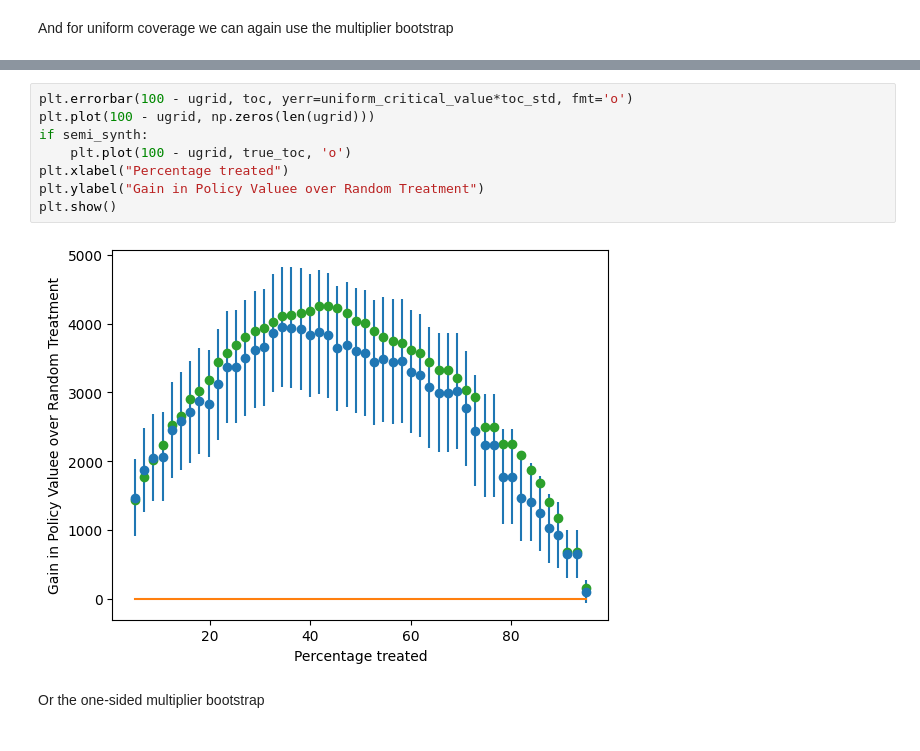
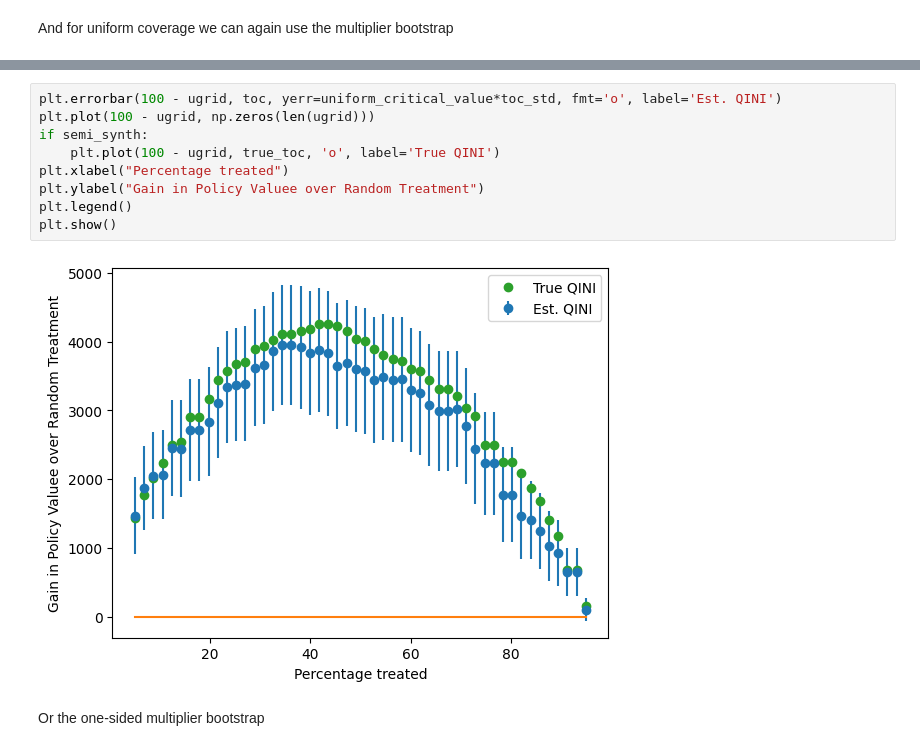
Before and after one commit to stanford-msande228/winter23, a Jupyter notebook: CATE-estimation.ipynb, the cells around one changed output, grey strips where cells are left out. Saved outputs shown, nothing was run; the diff lists cells and outputs as text.

```diff
--- a/CATE-estimation.ipynb
+++ b/CATE-estimation.ipynb
@@ -835,13 +840,14 @@ print(uniform_critical_value)
 # %%
-plt.errorbar(100 - ugrid, toc, yerr=uniform_critical_value*toc_std, fmt='o')
+plt.errorbar(100 - ugrid, toc, yerr=uniform_critical_value*toc_std, fmt='o', label='Est. QINI')
 plt.plot(100 - ugrid, np.zeros(len(ugrid)))
 if semi_synth:
-    plt.plot(100 - ugrid, true_toc, 'o')
+    plt.plot(100 - ugrid, true_toc, 'o', label='True QINI')
 plt.xlabel("Percentage treated")
 plt.ylabel("Gain in Policy Valuee over Random Treatment")
+plt.legend()
 plt.show()
 # %% [output]
-[figure, old version]
+[figure, new version]
 # %% [markdown]
 Or the one-sided multiplier bootstrap
 # %%
```
Also changed, not shown: parts of 13 cells of this notebook.
